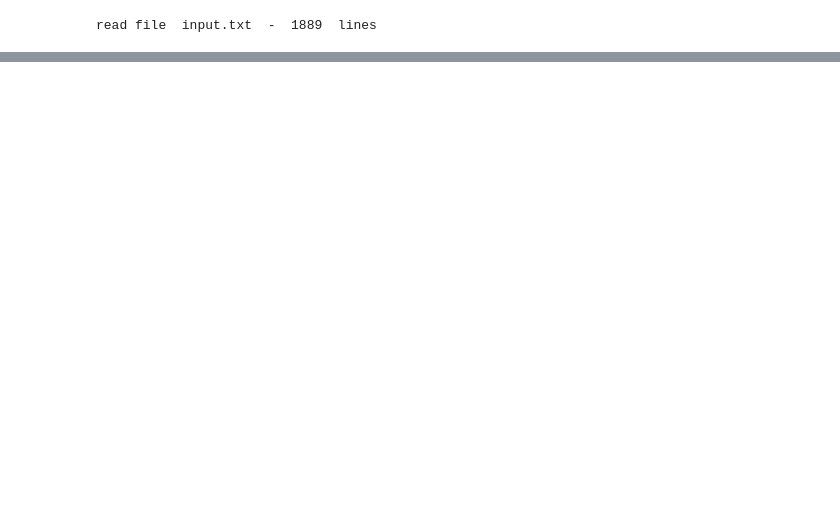
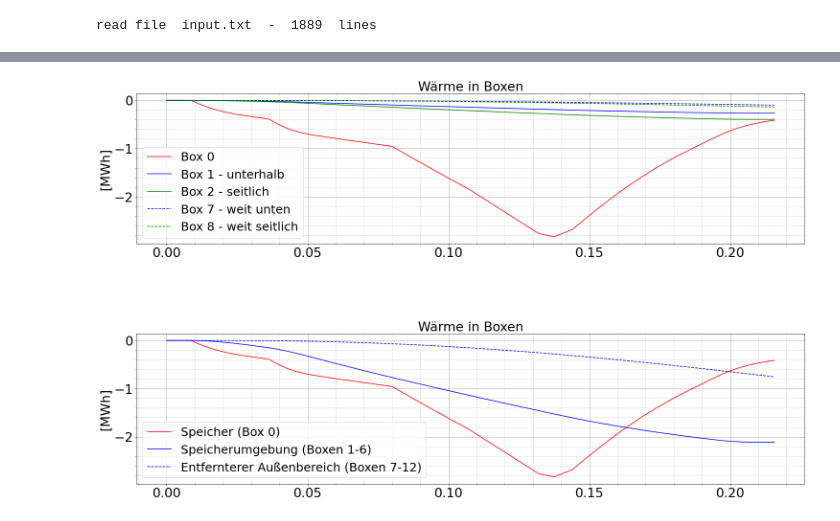
Before and after one commit to drjod/subzero, a Jupyter notebook: jupyter_notebook/subzero.ipynb, the cells around one changed output, grey strips where cells are left out. Drawn from its saved outputs; the diff is of its cells as text; code cells hidden in the pictures; blank space fills up the shorter version.

```diff
--- a/jupyter_notebook/subzero.ipynb
+++ b/jupyter_notebook/subzero.ipynb
@@ -117 +145,58 @@ plt.savefig("ergebnisse_1.png")
+# %%
+
+fig, axes = plt.subplots(2, 1, figsize=(25, 15))
+plt.subplots_adjust(wspace=.3, hspace=.6)
+
+
+#########################
+storage_factor = 1e6*3600
+ax = axes[0]
+ax.set_title("Wärme in Boxen")
+ax.plot(x, subzero.H[:, 0]/storage_factor, label='Box 0', color='red')
+ax.plot(x, subzero.H[:, 1]/storage_factor, label='Box 1 - unterhalb', color='blue')
+ax.plot(x, subzero.H[:, 2]/storage_factor, label='Box 2 - seitlich', color='green')
+ax.plot(x, subzero.H[:, 7]/storage_factor, label='Box 7 - weit unten', color='blue', linestyle='--')
+ax.plot(x, subzero.H[:, 8]/storage_factor, label='Box 8 - weit seitlich', color='green', linestyle='--')
+
+
+ax.set_ylabel("[MWh]")
+if datum:
+    ax.xaxis.set_major_formatter(date_format)
+    ax.xaxis.set_major_locator(WeekdayLocator(byweekday=(MO)))#  mdates.DayLocator(interval=1))
+    ax.tick_params(axis='x', labelrotation=labelrotation)
+    ax.xaxis.set_minor_locator(AutoMinorLocator(7))
+ax.minorticks_on()
+ax.grid(visible=True, which='major', linestyle='-',linewidth=1.)
+ax.grid(visible=True, which='minor', linestyle='--',linewidth=.5)
+
+ax.legend()#loc='lower right')
+
+#########################
+ax = axes[1]
+ax.set_title("Wärme in Boxen")
+ax.plot(x, subzero.H[:, 0]/storage_factor, label='Speicher (Box 0)', color='red')
+ax.plot(x, (subzero.H[:, 1]+subzero.H[:, 2]+subzero.H[:, 3]+
+            subzero.H[:, 4]+subzero.H[:, 5]+subzero.H[:, 6])/storage_factor,
+        label='Speicherumgebung (Boxen 1-6)', color='blue')
+ax.plot(x, (subzero.H[:, 7]+subzero.H[:, 8]+subzero.H[:, 9]+
+            subzero.H[:, 10]+subzero.H[:, 11]+subzero.H[:, 12])/storage_factor,
+        label='Entfernterer Außenbereich (Boxen 7-12)', color='blue', linestyle='--')
+
+
+
+ax.set_ylabel("[MWh]")
+if datum:
+    ax.xaxis.set_major_formatter(date_format)
+    ax.xaxis.set_major_locator(WeekdayLocator(byweekday=(MO)))#  mdates.DayLocator(interval=1))
+    ax.tick_params(axis='x', labelrotation=labelrotation)
+    ax.xaxis.set_minor_locator(AutoMinorLocator(7))
+ax.minorticks_on()
+ax.grid(visible=True, which='major', linestyle='-',linewidth=1.)
+ax.grid(visible=True, which='minor', linestyle='--',linewidth=.5)
+
+ax.legend()#loc='lower right')
+
+plt.savefig("ergebnisse_2.png")
+# %% [output]
+[figure, added]
 # %%
```
Also changed, not shown: parts of 6 cells of this notebook, 23 other files.
